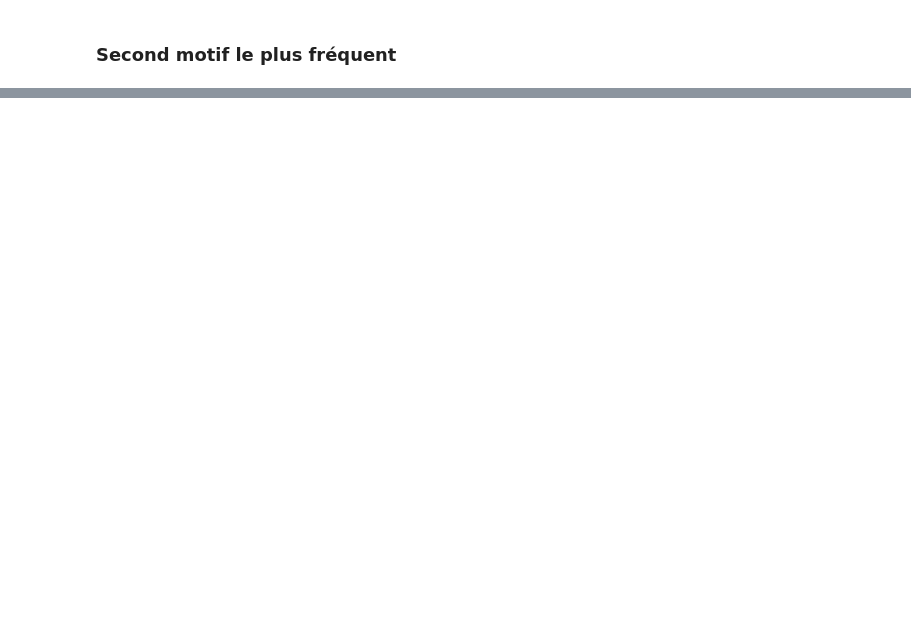
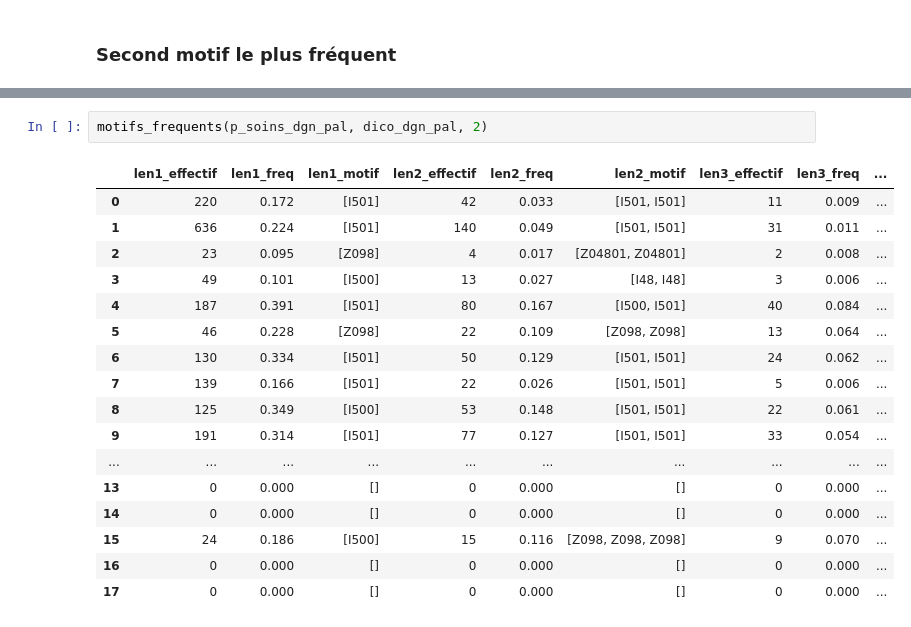
Before and after one commit to Kirscher/TextMining_Parcours_de_soin, a Jupyter notebook: text_mining/PrefixSpan_sur_clusters.ipynb, the cells around one changed output, grey strips where cells are left out. Drawn from its saved outputs; the diff is of its cells as text; blank space fills up the shorter version.

```diff
--- a/text_mining/PrefixSpan_sur_clusters.ipynb
+++ b/text_mining/PrefixSpan_sur_clusters.ipynb
@@ -169,0 +195,20 @@ results_top2
+# %%
+motifs_frequents(p_soins_dgn_pal, dico_dgn_pal, 2)
+# %% [output]
+|  | len1_effectif | len1_freq | len1_motif | len2_effectif | len2_freq | len2_motif | len3_effectif | len3_freq | ... |
+| 0 | 220 | 0.172 | [I501] | 42 | 0.033 | [I501, I501] | 11 | 0.009 | ... |
+| 1 | 636 | 0.224 | [I501] | 140 | 0.049 | [I501, I501] | 31 | 0.011 | ... |
+| 2 | 23 | 0.095 | [Z098] | 4 | 0.017 | [Z04801, Z04801] | 2 | 0.008 | ... |
+| 3 | 49 | 0.101 | [I500] | 13 | 0.027 | [I48, I48] | 3 | 0.006 | ... |
+| 4 | 187 | 0.391 | [I501] | 80 | 0.167 | [I500, I501] | 40 | 0.084 | ... |
+| 5 | 46 | 0.228 | [Z098] | 22 | 0.109 | [Z098, Z098] | 13 | 0.064 | ... |
+| 6 | 130 | 0.334 | [I501] | 50 | 0.129 | [I501, I501] | 24 | 0.062 | ... |
+| 7 | 139 | 0.166 | [I501] | 22 | 0.026 | [I501, I501] | 5 | 0.006 | ... |
+| 8 | 125 | 0.349 | [I500] | 53 | 0.148 | [I501, I501] | 22 | 0.061 | ... |
+| 9 | 191 | 0.314 | [I501] | 77 | 0.127 | [I501, I501] | 33 | 0.054 | ... |
+| ... | ... | ... | ... | ... | ... | ... | ... | ... | ... |
+| 13 | 0 | 0.000 | [] | 0 | 0.000 | [] | 0 | 0.000 | ... |
+| 14 | 0 | 0.000 | [] | 0 | 0.000 | [] | 0 | 0.000 | ... |
+| 15 | 24 | 0.186 | [I500] | 15 | 0.116 | [Z098, Z098, Z098] | 9 | 0.070 | ... |
+| 16 | 0 | 0.000 | [] | 0 | 0.000 | [] | 0 | 0.000 | ... |
+| 17 | 0 | 0.000 | [] | 0 | 0.000 | [] | 0 | 0.000 | ... |
```
Also changed, not shown: parts of 15 cells of this notebook.
